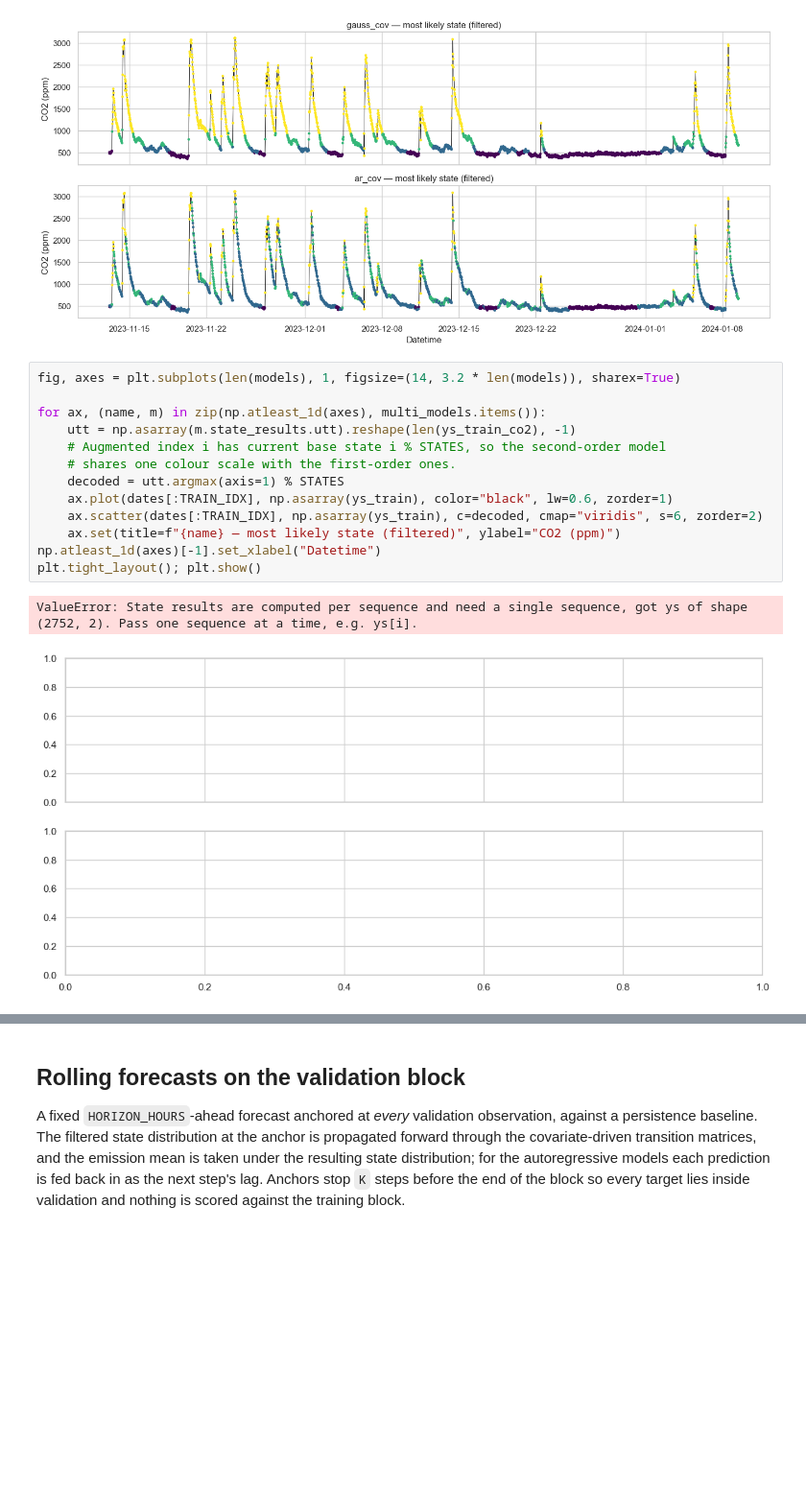
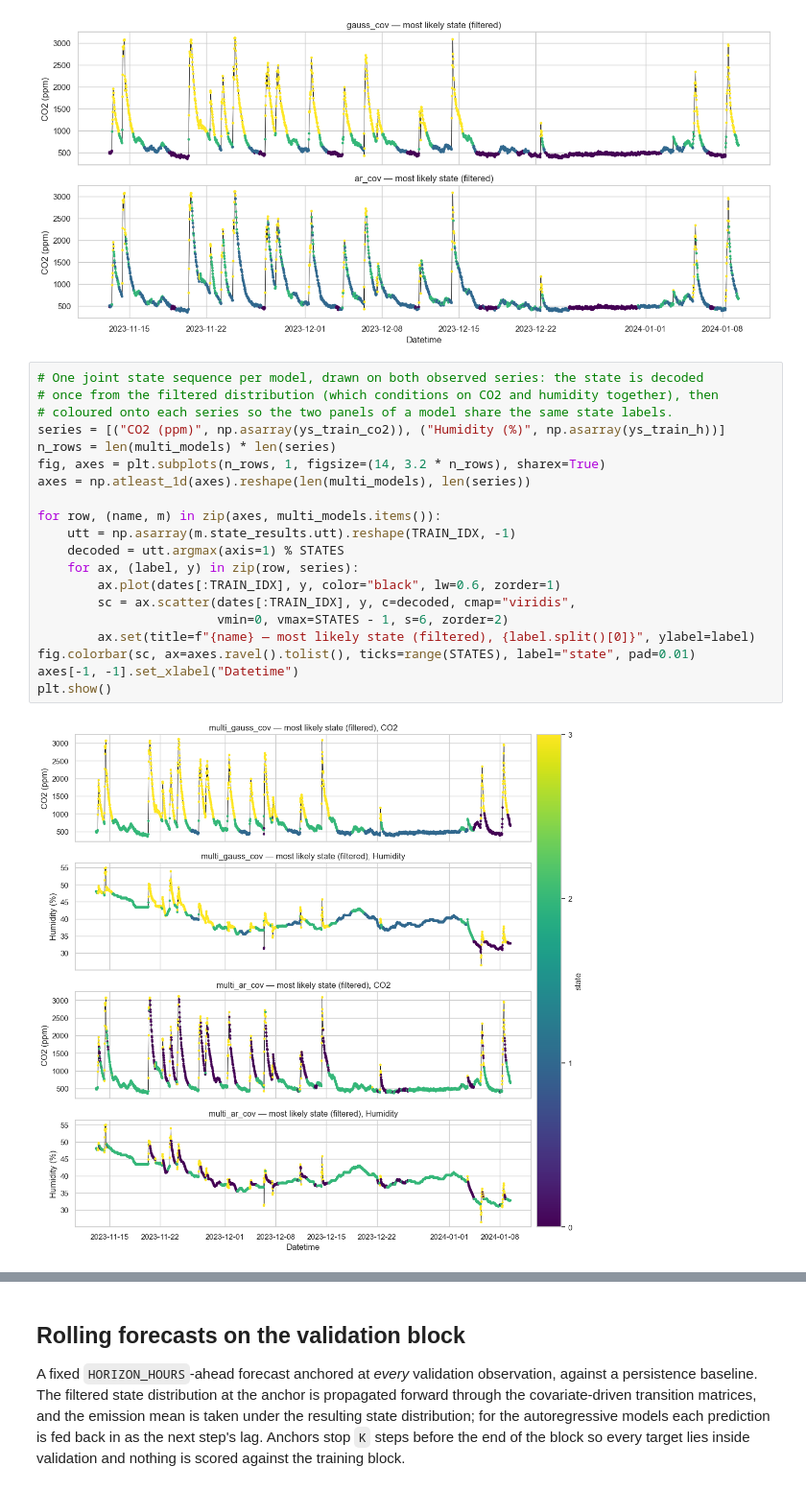
Before and after one commit to Maccen26/hmm-modelling, a Jupyter notebook: week_6.ipynb, the cells around one changed output, grey strips where cells are left out. Shown at 96% size. Drawn from its saved outputs; the diff is of its cells as text; blank space fills up the shorter version.

```diff
--- a/week_6.ipynb
+++ b/week_6.ipynb
@@ -302,18 +302,24 @@ plt.tight_layout(); plt.show()
 # %% [output]
 [figure]
 # %%
-fig, axes = plt.subplots(len(models), 1, figsize=(14, 3.2 * len(models)), sharex=True)
+# One joint state sequence per model, drawn on both observed series: the state is decoded
+# once from the filtered distribution (which conditions on CO2 and humidity together), then
+# coloured onto each series so the two panels of a model share the same state labels.
+series = [("CO2 (ppm)", np.asarray(ys_train_co2)), ("Humidity (%)", np.asarray(ys_train_h))]
+n_rows = len(multi_models) * len(series)
+fig, axes = plt.subplots(n_rows, 1, figsize=(14, 3.2 * n_rows), sharex=True)
+axes = np.atleast_1d(axes).reshape(len(multi_models), len(series))
 
-for ax, (name, m) in zip(np.atleast_1d(axes), multi_models.items()):
-    utt = np.asarray(m.state_results.utt).reshape(len(ys_train_co2), -1)
-    # Augmented index i has current base state i % STATES, so the second-order model
-    # shares one colour scale with the first-order ones.
+for row, (name, m) in zip(axes, multi_models.items()):
+    utt = np.asarray(m.state_results.utt).reshape(TRAIN_IDX, -1)
     decoded = utt.argmax(axis=1) % STATES
-    ax.plot(dates[:TRAIN_IDX], np.asarray(ys_train), color="black", lw=0.6, zorder=1)
-    ax.scatter(dates[:TRAIN_IDX], np.asarray(ys_train), c=decoded, cmap="viridis", s=6, zorder=2)
-    ax.set(title=f"{name} — most likely state (filtered)", ylabel="CO2 (ppm)")
-np.atleast_1d(axes)[-1].set_xlabel("Datetime")
-plt.tight_layout(); plt.show()
+    for ax, (label, y) in zip(row, series):
+        ax.plot(dates[:TRAIN_IDX], y, color="black", lw=0.6, zorder=1)
+        sc = ax.scatter(dates[:TRAIN_IDX], y, c=decoded, cmap="viridis",
+                        vmin=0, vmax=STATES - 1, s=6, zorder=2)
+        ax.set(title=f"{name} — most likely state (filtered), {label.split()[0]}", ylabel=label)
+fig.colorbar(sc, ax=axes.ravel().tolist(), ticks=range(STATES), label="state", pad=0.01)
+axes[-1, -1].set_xlabel("Datetime")
+plt.show()
 # %% [output]
-ValueError: State results are computed per sequence and need a single sequence, got ys of shape (2752, 2). Pass one sequence at a time, e.g. ys[i].
-[figure, old version]
+[figure, new version]
```
Also changed, not shown: parts of 15 cells of this notebook, 4 other files.
